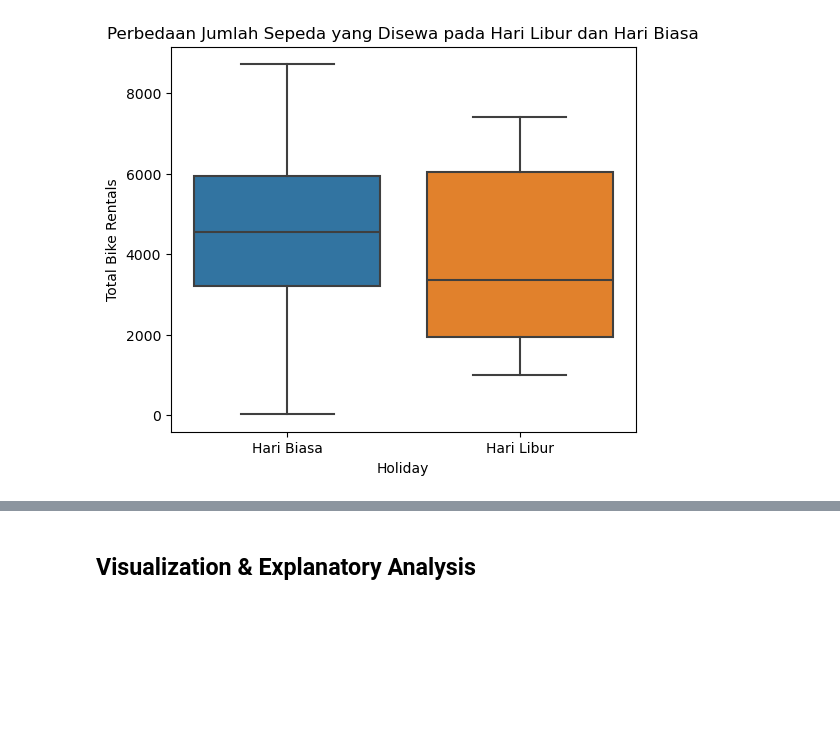
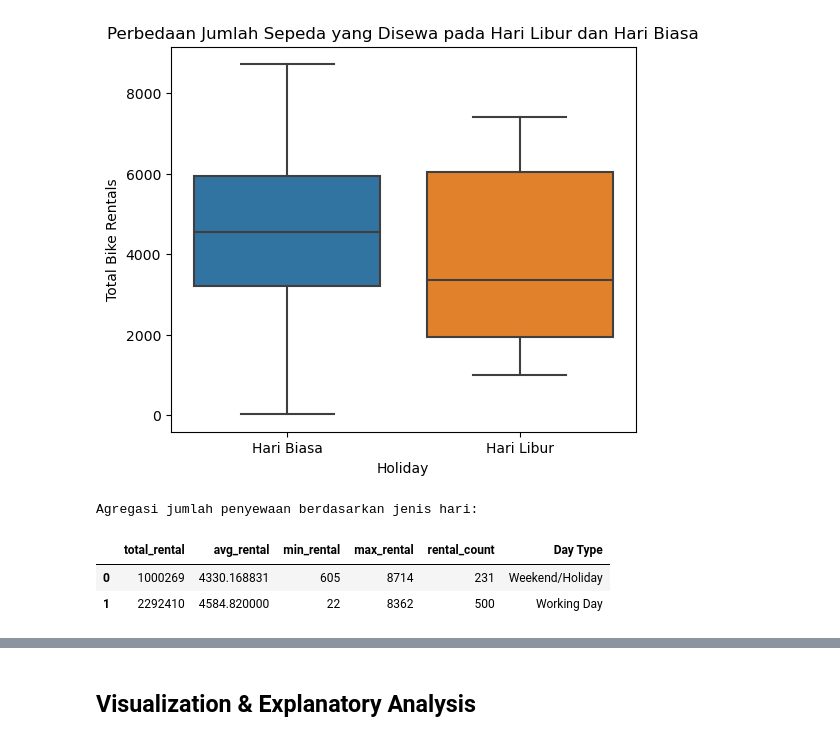
Before and after one commit to HaekalHasan/proyek-data-analisis, a Jupyter notebook: notebook.ipynb, the cells around one changed output, grey strips where cells are left out. Drawn from its saved outputs; the diff is of its cells as text; code cells hidden in the pictures; blank space fills up the shorter version.

```diff
--- a/notebook.ipynb
+++ b/notebook.ipynb
@@ -133,3 +157,25 @@ plt.xticks([0, 1], ['Hari Biasa', 'Hari Libur'])
 plt.show()
 # %% [output]
 [figure]
+# %%
+# Agregasi data untuk melihat rata-rata jumlah penyewaan sepeda berdasarkan hari kerja/libur
+day_agg = df_day.groupby("workingday").agg(
+    total_rental=('cnt', 'sum'),
+    avg_rental=('cnt', 'mean'),
+    min_rental=('cnt', 'min'),
+    max_rental=('cnt', 'max'),
+    rental_count=('cnt', 'count')
+).reset_index()
+
+# Menampilkan hasil agregasi
+day_labels = {0: "Weekend/Holiday", 1: "Working Day"}
+day_agg["Day Type"] = day_agg["workingday"].map(day_labels)
+day_agg.drop(columns=["workingday"], inplace=True)
+
+print("Agregasi jumlah penyewaan berdasarkan jenis hari:")
+display(day_agg)
+# %% [output]
+Agregasi jumlah penyewaan berdasarkan jenis hari:
+|  | total_rental | avg_rental | min_rental | max_rental | rental_count | Day Type |
+| 0 | 1000269 | 4330.168831 | 605 | 8714 | 231 | Weekend/Holiday |
+| 1 | 2292410 | 4584.820000 | 22 | 8362 | 500 | Working Day |
```
Also changed, not shown: parts of 8 cells of this notebook.
